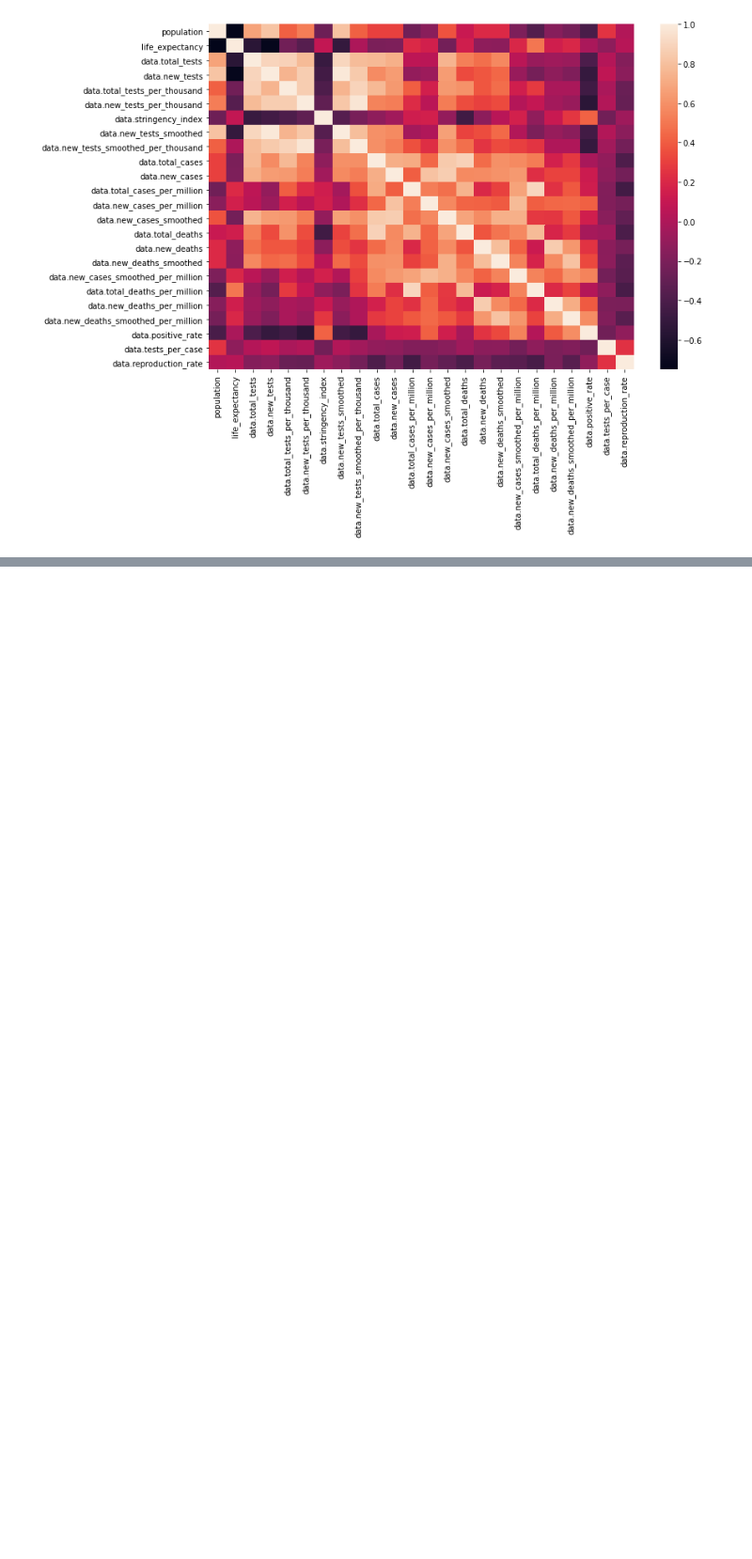
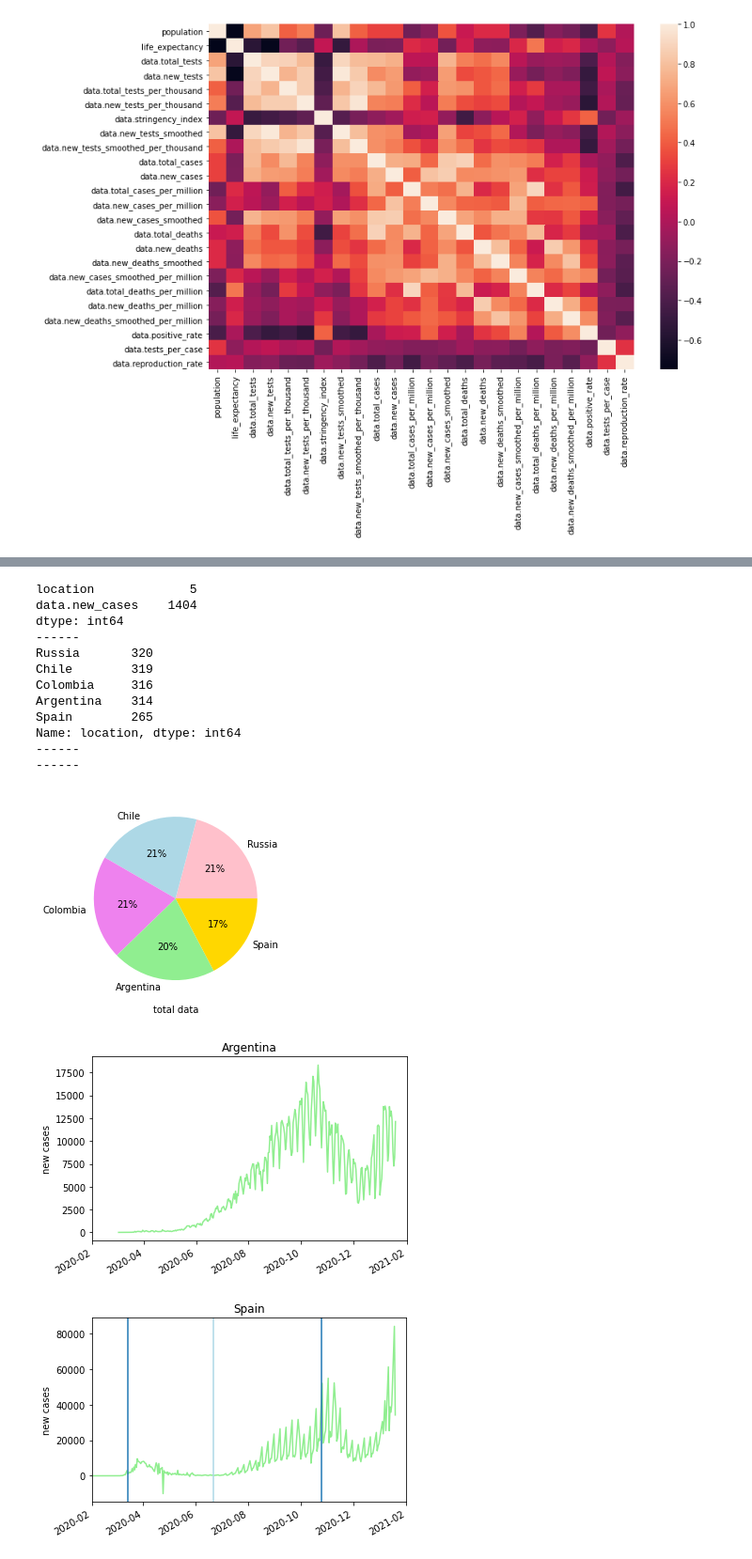
Before and after one commit to EDA-COVID/Proyecto_equipo, a Jupyter notebook: src/main.ipynb, the cells around one changed output, grey strips where cells are left out. Shown at 94% size. Saved outputs shown, nothing was run; the diff lists cells and outputs as text; code cells hidden in the pictures; blank space fills up the shorter version.

```diff
--- a/src/main.ipynb
+++ b/src/main.ipynb
@@ -241,0 +281,18 @@ dtype: int64
+# %%
+plot_clean_columns(df_name=covid, df_column='data.new_cases', y_label='new cases')
+# %% [output]
+location             5
+data.new_cases    1404
+dtype: int64
+------
+Russia       320
+Chile        319
+Colombia     316
+Argentina    314
+Spain        265
+Name: location, dtype: int64
+------
+------
+[figure, added]
+[figure, added]
+[figure, added]
```
Also changed, not shown: parts of 14 cells of this notebook, 2 other files.
